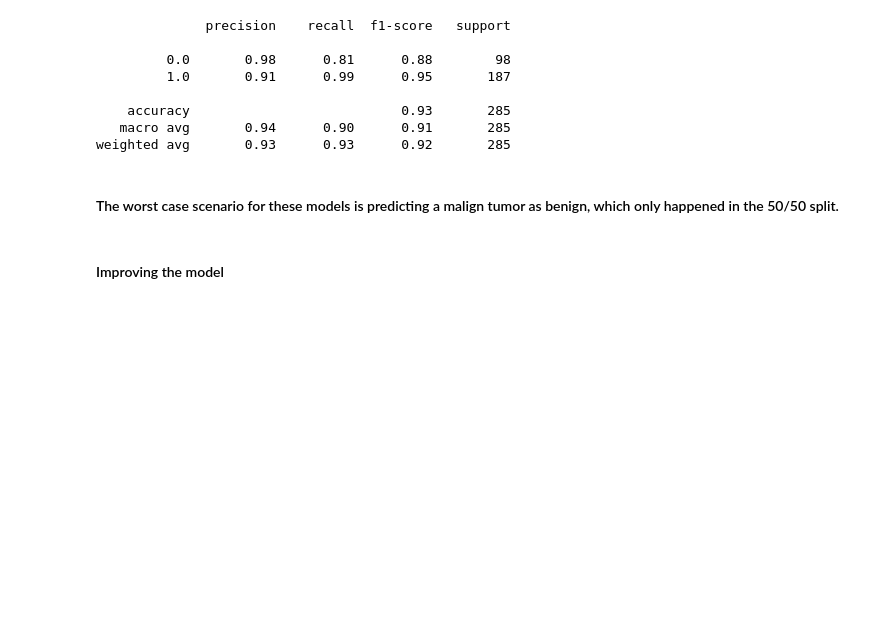
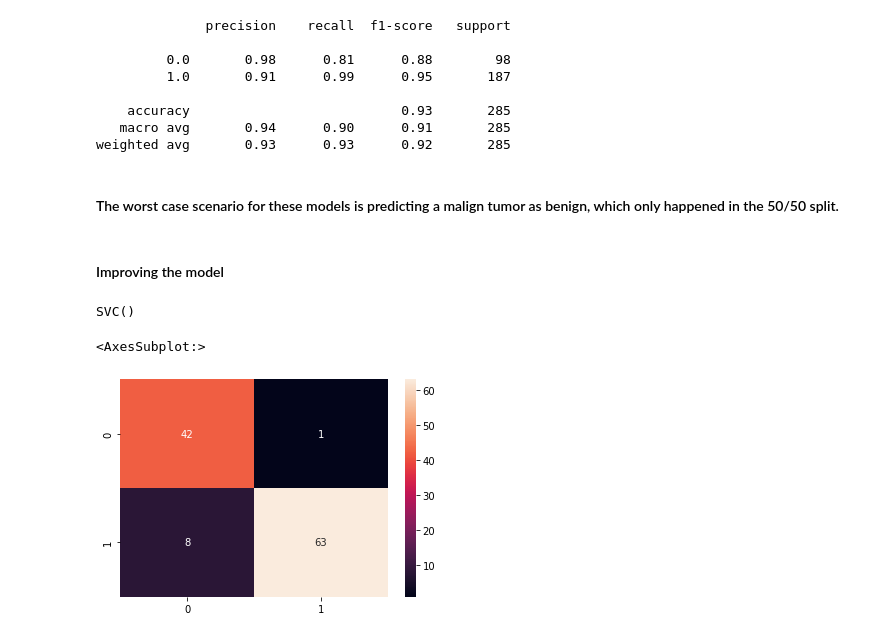
Before and after one commit to RangelBeatriz/ML-Practice, a Jupyter notebook: Breast Cancer Classification/01_classification_model.ipynb, the cells around one changed output. Drawn from its saved outputs; the diff is of its cells as text; code cells hidden in the pictures; blank space fills up the shorter version.

Commit message:
Testing scaling the data for the model.

```diff
--- a/Breast Cancer Classification/01_classification_model.ipynb
+++ b/Breast Cancer Classification/01_classification_model.ipynb
@@ -296,3 +296,18 @@ X_train_scaled_20 = (X_train_20 - min_train_20)/range_train_20
 min_test_20 = X_test_20.min()
 range_test_20 = (X_test_20 - min_test_20).max()
 X_test_scaled_20 = (X_test_20 - min_test_20)/range_test_20
+# %%
+y_train = pd.read_csv(path + "/dataset/target_var_train_20.csv")
+# %%
+svc_model = SVC()
+svc_model.fit(X_train_scaled_20, y_train)
+# %% [output]
+SVC()
+# %%
+y_predict = svc_model.predict(X_test_scaled_20)
+# %%
+cm = confusion_matrix(y_test_20, y_predict)
+sns.heatmap(cm,annot=True,fmt="d")
+# %% [output]
+<AxesSubplot:>
+[figure, added]
```
Also changed, not shown: parts of 2 cells of this notebook.
